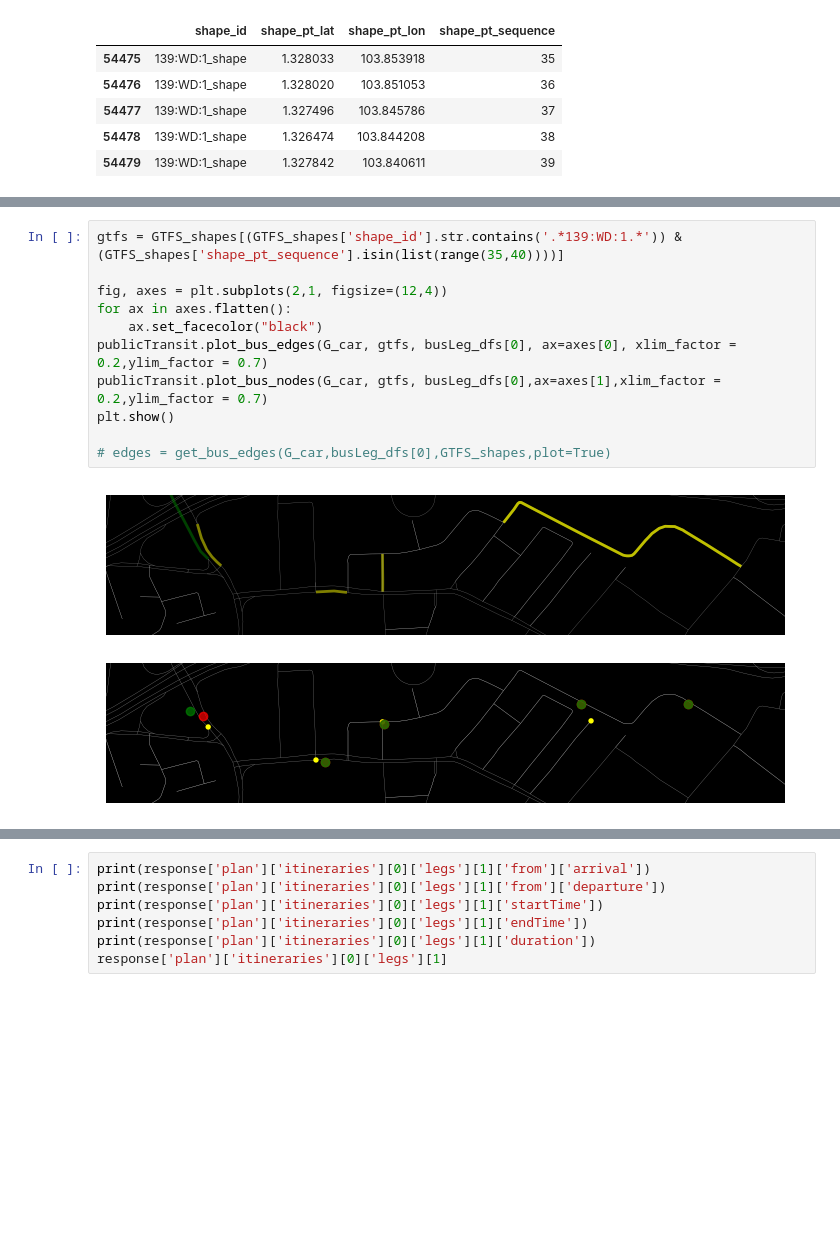
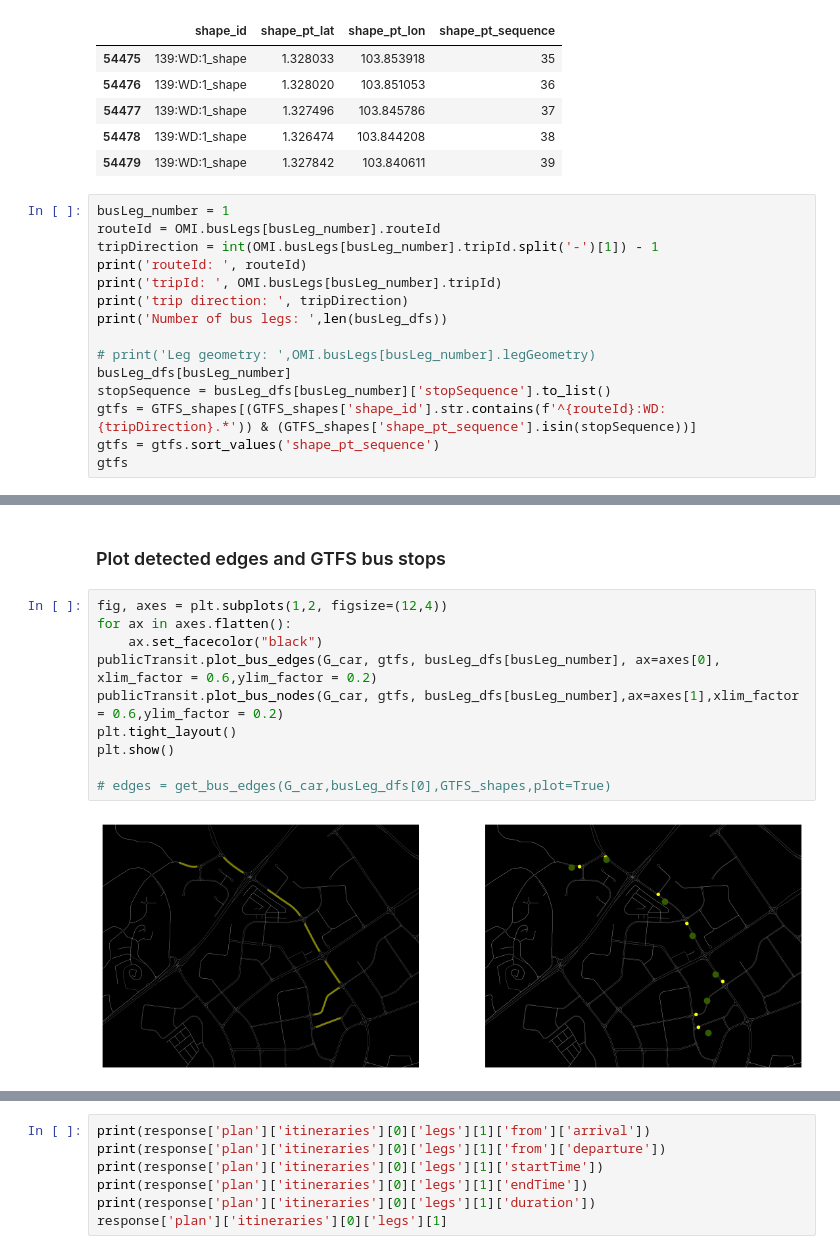
Before and after one commit to pakhuiying/NCCS_analysis, a Jupyter notebook: OneMap_API.ipynb, the cells around one changed output, grey strips where cells are left out. Saved outputs shown, nothing was run; the diff lists cells and outputs as text; blank space fills up the shorter version.

Commit message:
develop and validate shortest bus route algorithm from gtfs_shape

```diff
--- a/OneMap_API.ipynb
+++ b/OneMap_API.ipynb
@@ -172,3 +157,18 @@ GTFS_shapes[(GTFS_shapes['shape_id'].str.contains('.*139:WD:1.*')) & (GTFS_shape
 | 54477 | 139:WD:1_shape | 1.327496 | 103.845786 | 37 |
 | 54478 | 139:WD:1_shape | 1.326474 | 103.844208 | 38 |
 | 54479 | 139:WD:1_shape | 1.327842 | 103.840611 | 39 |
+# %%
+busLeg_number = 1
+routeId = OMI.busLegs[busLeg_number].routeId
+tripDirection = int(OMI.busLegs[busLeg_number].tripId.split('-')[1]) - 1
+print('routeId: ', routeId)
+print('tripId: ', OMI.busLegs[busLeg_number].tripId)
+print('trip direction: ', tripDirection)
+print('Number of bus legs: ',len(busLeg_dfs))
+
+# print('Leg geometry: ',OMI.busLegs[busLeg_number].legGeometry)
+busLeg_dfs[busLeg_number]
+stopSequence = busLeg_dfs[busLeg_number]['stopSequence'].to_list()
+gtfs = GTFS_shapes[(GTFS_shapes['shape_id'].str.contains(f'^{routeId}:WD:{tripDirection}.*')) & (GTFS_shapes['shape_pt_sequence'].isin(stopSequence))]
+gtfs = gtfs.sort_values('shape_pt_sequence')
+gtfs
@@ -175,13 +188,14 @@ GTFS_shapes[(GTFS_shapes['shape_id'].str.contains('.*139:WD:1.*')) & (GTFS_shape
+# %% [markdown]
+### Plot detected edges and GTFS bus stops
 # %%
-gtfs = GTFS_shapes[(GTFS_shapes['shape_id'].str.contains('.*139:WD:1.*')) & (GTFS_shapes['shape_pt_sequence'].isin(list(range(35,40))))]
-
-fig, axes = plt.subplots(2,1, figsize=(12,4))
+fig, axes = plt.subplots(1,2, figsize=(12,4))
 for ax in axes.flatten():
     ax.set_facecolor("black")
-publicTransit.plot_bus_edges(G_car, gtfs, busLeg_dfs[0], ax=axes[0], xlim_factor = 0.2,ylim_factor = 0.7)
-publicTransit.plot_bus_nodes(G_car, gtfs, busLeg_dfs[0],ax=axes[1],xlim_factor = 0.2,ylim_factor = 0.7)
+publicTransit.plot_bus_edges(G_car, gtfs, busLeg_dfs[busLeg_number], ax=axes[0], xlim_factor = 0.6,ylim_factor = 0.2)
+publicTransit.plot_bus_nodes(G_car, gtfs, busLeg_dfs[busLeg_number],ax=axes[1],xlim_factor = 0.6,ylim_factor = 0.2)
+plt.tight_layout()
 plt.show()
 
 # edges = get_bus_edges(G_car,busLeg_dfs[0],GTFS_shapes,plot=True)
 # %% [output]
-[figure, old version]
+[figure, new version]
```
Also changed, not shown: parts of 20 cells of this notebook, 2 other files.
